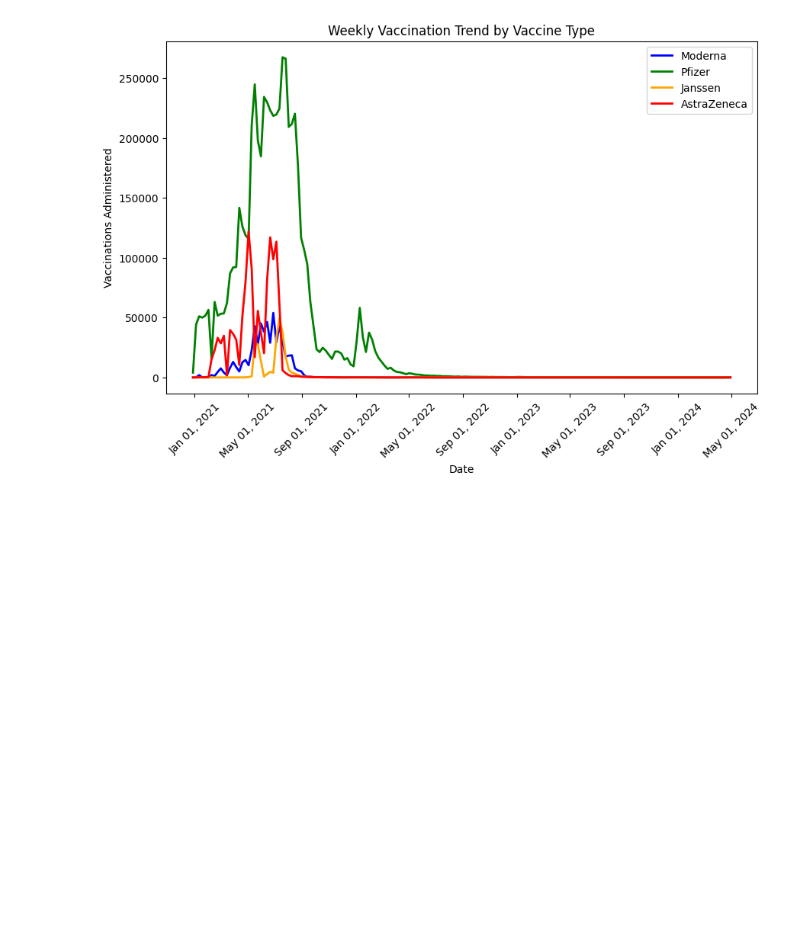
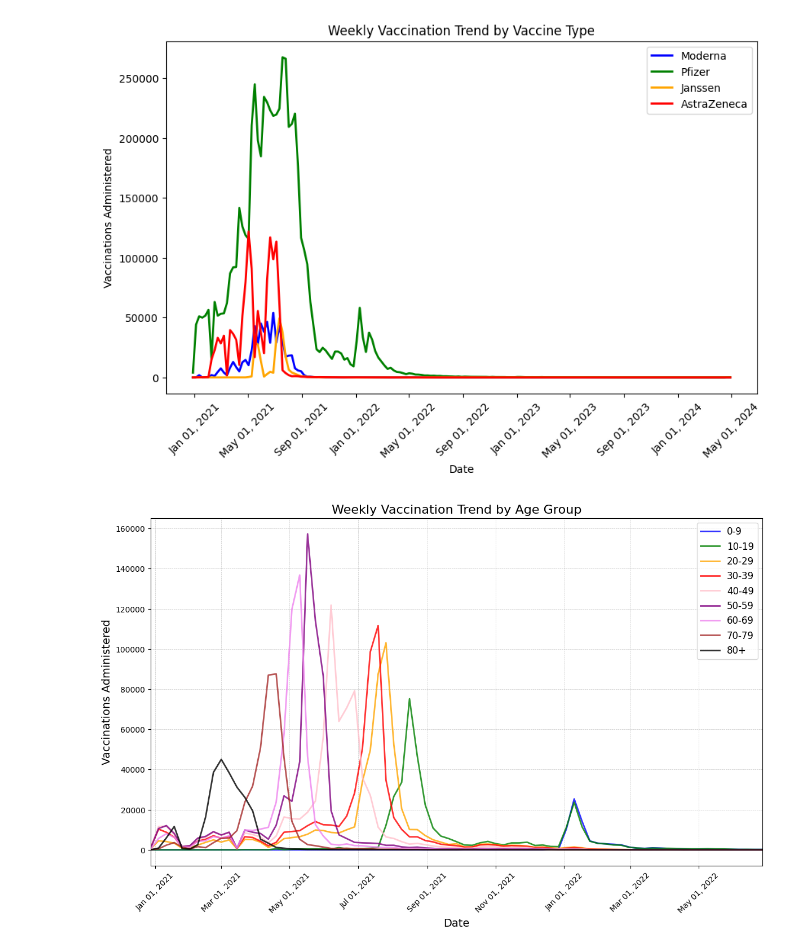
Before and after one commit to jakedaly97/PFDA, a Jupyter notebook: project/bigproject.ipynb, the cells around one changed output. Cells and saved outputs as stored; diff of their text form; code cells hidden in the pictures; blank space fills up the shorter version.

Commit message:
Weekly vaccination trend by age group

```diff
--- a/project/bigproject.ipynb
+++ b/project/bigproject.ipynb
@@ -152,3 +152,43 @@ plt.legend()
 plt.show()
 # %% [output]
 [figure]
+# %%
+import matplotlib.pyplot as plt
+import matplotlib.dates as mdates
+
+# Adjust the figure size for better clarity
+plt.figure(figsize=(14, 8))
+
+# Plot vaccination trends for each age group with slight opacity
+plt.plot(df['Date'], df['Partial_Age0to9'], label='0-9', color='blue', linestyle='-', linewidth=2, alpha=0.8)
+plt.plot(df['Date'], df['Partial_Age10to19'], label='10-19', color='green', linestyle='-', linewidth=2, alpha=0.8)
+plt.plot(df['Date'], df['Partial_Age20to29'], label='20-29', color='orange', linestyle='-', linewidth=2, alpha=0.8)
+plt.plot(df['Date'], df['Partial_Age30to39'], label='30-39', color='red', linestyle='-', linewidth=2, alpha=0.8)
+plt.plot(df['Date'], df['Partial_Age40to49'], label='40-49', color='pink', linestyle='-', linewidth=2, alpha=0.8)
+plt.plot(df['Date'], df['Partial_Age50to59'], label='50-59', color='purple', linestyle='-', linewidth=2, alpha=0.8)
+plt.plot(df['Date'], df['Partial_Age60to69'], label='60-69', color='violet', linestyle='-', linewidth=2, alpha=0.8)
+plt.plot(df['Date'], df['Partial_Age70to79'], label='70-79', color='brown', linestyle='-', linewidth=2, alpha=0.8)
+plt.plot(df['Date'], df['Partial_Age80_'], label='80+', color='black', linestyle='-', linewidth=2, alpha=0.8)
+
+# Set x-axis limits
+plt.xlim(df['Date'].min(), end_date)
+
+# Format x-axis date labels and rotate them
+plt.gca().xaxis.set_major_formatter(mdates.DateFormatter('%b %d, %Y'))
+plt.xticks(rotation=45)
+
+# Add gridlines for better visual clarity
+plt.grid(visible=True, which='both', linestyle='--', linewidth=0.5, alpha=0.7)
+
+# Add labels and title with larger font size for readability
+plt.xlabel('Date', fontsize=14)
+plt.ylabel('Vaccinations Administered', fontsize=14)
+plt.title('Weekly Vaccination Trend by Age Group', fontsize=16)
+
+# Show legend with larger font size
+plt.legend(fontsize=12)
+
+# Display the plot
+plt.show()
+# %% [output]
+[figure, added]
```
